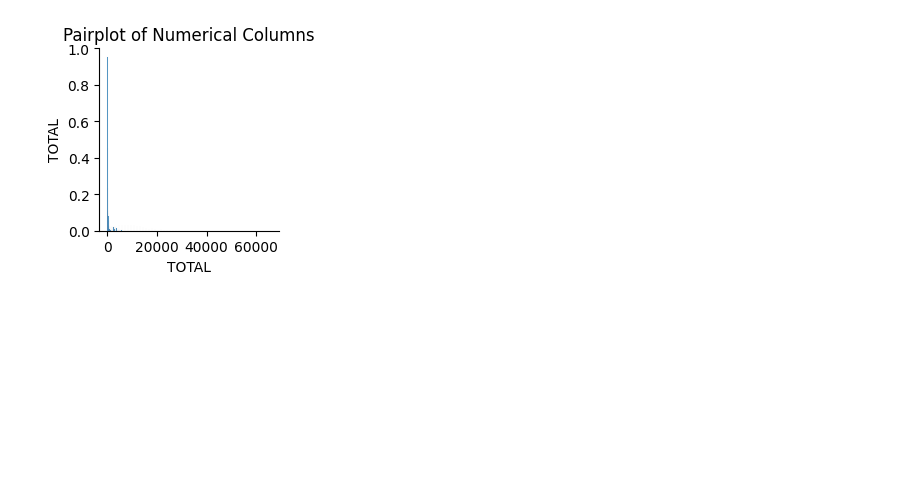
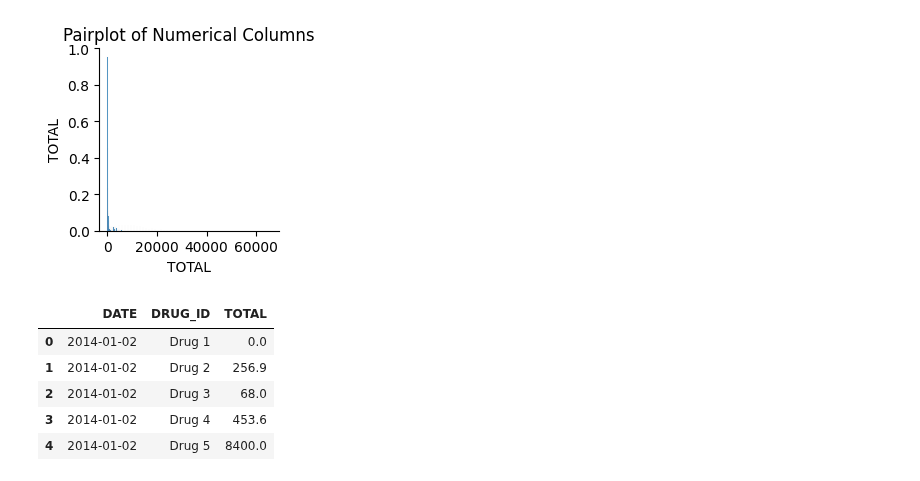
Before and after one commit to SohamLTI/Sarkar, a Jupyter notebook: Last Update.ipynb, the cells around one changed output. Saved outputs shown, nothing was run; the diff lists cells and outputs as text; code cells hidden in the pictures; blank space fills up the shorter version.

```diff
--- a/Last Update.ipynb
+++ b/Last Update.ipynb
@@ -200,3 +200,12 @@ import pandas as pd
 from sklearn.linear_model import LinearRegression
 import numpy as np
 from sklearn.metrics import r2_score, mean_absolute_percentage_error, mean_squared_error
+# %%
+df.head()
+# %% [output]
+|  | DATE | DRUG_ID | TOTAL |
+| 0 | 2014-01-02 | Drug 1 | 0.0 |
+| 1 | 2014-01-02 | Drug 2 | 256.9 |
+| 2 | 2014-01-02 | Drug 3 | 68.0 |
+| 3 | 2014-01-02 | Drug 4 | 453.6 |
+| 4 | 2014-01-02 | Drug 5 | 8400.0 |
```
Also changed, not shown: parts of 1 cell of this notebook.
